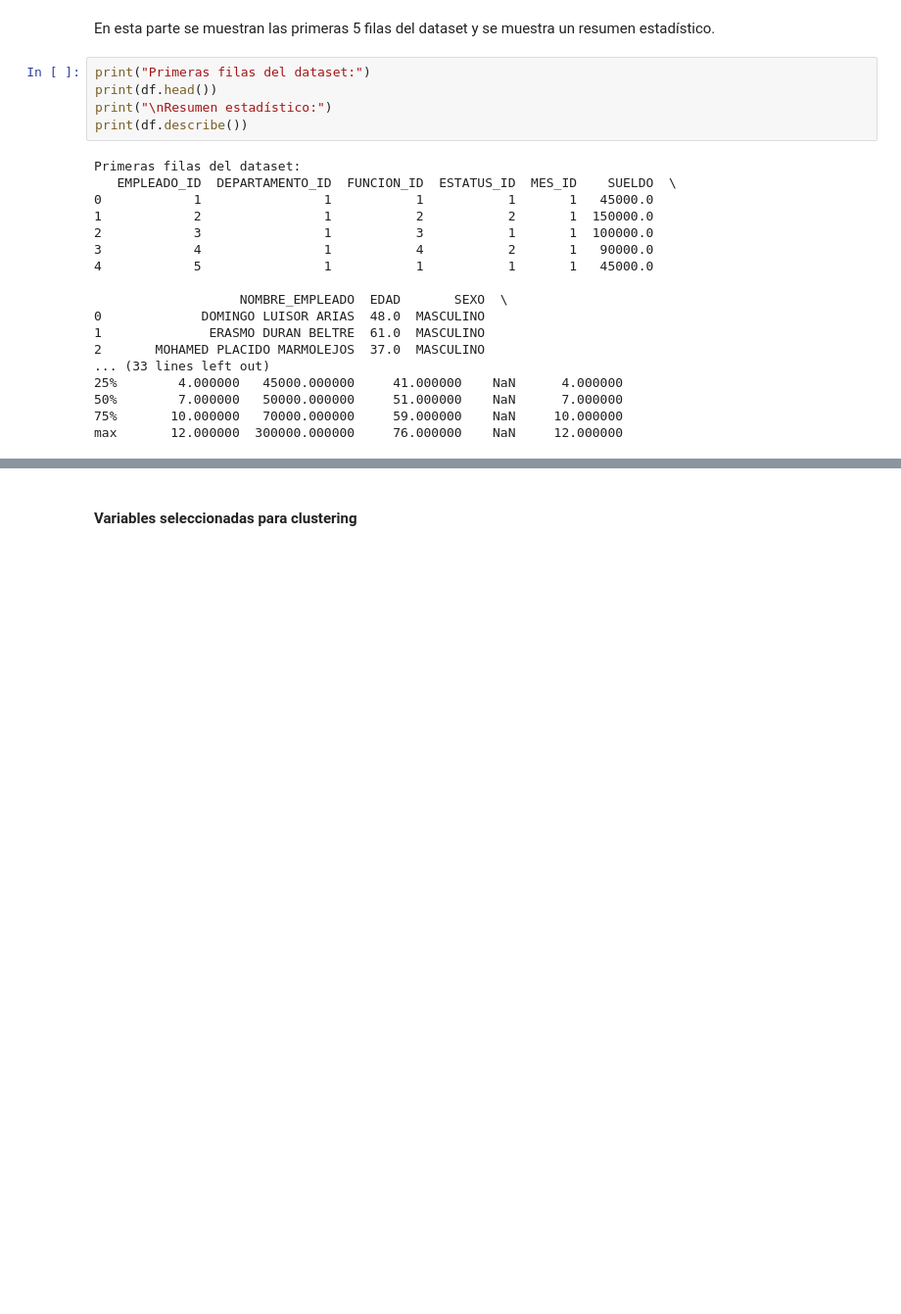
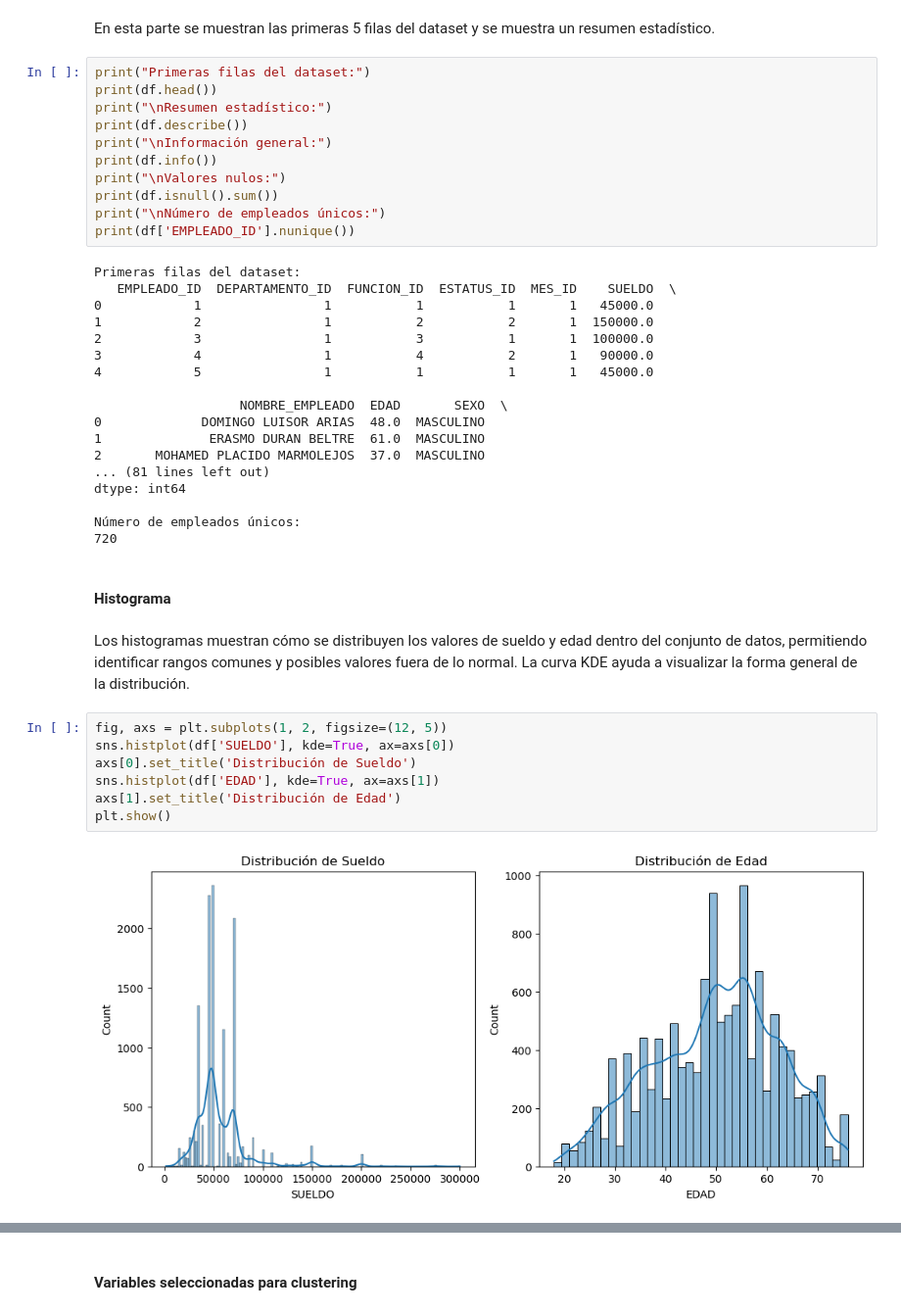
Before and after one commit to scarletabreu/bi-contraloria-dw-mineria, a Jupyter notebook: Modeo de mineria de datos de CGR.ipynb, the cells around one changed output, grey strips where cells are left out. Shown at 98% size. Saved outputs shown, nothing was run; the diff lists cells and outputs as text; blank space fills up the shorter version.

```diff
--- a/Modeo de mineria de datos de CGR.ipynb
+++ b/Modeo de mineria de datos de CGR.ipynb
@@ -28,6 +29,12 @@ print("Primeras filas del dataset:")
 print(df.head())
 print("\nResumen estadístico:")
 print(df.describe())
+print("\nInformación general:")
+print(df.info())
+print("\nValores nulos:")
+print(df.isnull().sum())
+print("\nNúmero de empleados únicos:")
+print(df['EMPLEADO_ID'].nunique())
 # %% [output]
 Primeras filas del dataset:
    EMPLEADO_ID  DEPARTAMENTO_ID  FUNCION_ID  ESTATUS_ID  MES_ID    SUELDO  \
@@ -41,8 +48,21 @@ Primeras filas del dataset:
 0             DOMINGO LUISOR ARIAS  48.0  MASCULINO
 1              ERASMO DURAN BELTRE  61.0  MASCULINO
 2       MOHAMED PLACIDO MARMOLEJOS  37.0  MASCULINO
-... (33 lines left out)
-25%        4.000000   45000.000000     41.000000    NaN      4.000000
-50%        7.000000   50000.000000     51.000000    NaN      7.000000
-75%       10.000000   70000.000000     59.000000    NaN     10.000000
-max       12.000000  300000.000000     76.000000    NaN     12.000000
+... (81 lines left out)
+dtype: int64
+
+Número de empleados únicos:
+720
+# %% [markdown]
+#### Histograma
+# %% [markdown]
+Los histogramas muestran cómo se distribuyen los valores de sueldo y edad dentro del conjunto de datos, permitiendo identificar rangos comunes y posibles valores fuera de lo normal. La curva KDE ayuda a visualizar la forma general de la distribución.
+# %%
+fig, axs = plt.subplots(1, 2, figsize=(12, 5))
+sns.histplot(df['SUELDO'], kde=True, ax=axs[0])
+axs[0].set_title('Distribución de Sueldo')
+sns.histplot(df['EDAD'], kde=True, ax=axs[1])
+axs[1].set_title('Distribución de Edad')
+plt.show()
+# %% [output]
+[figure, added]
```
Also changed, not shown: parts of 12 cells of this notebook, 1 other file.
